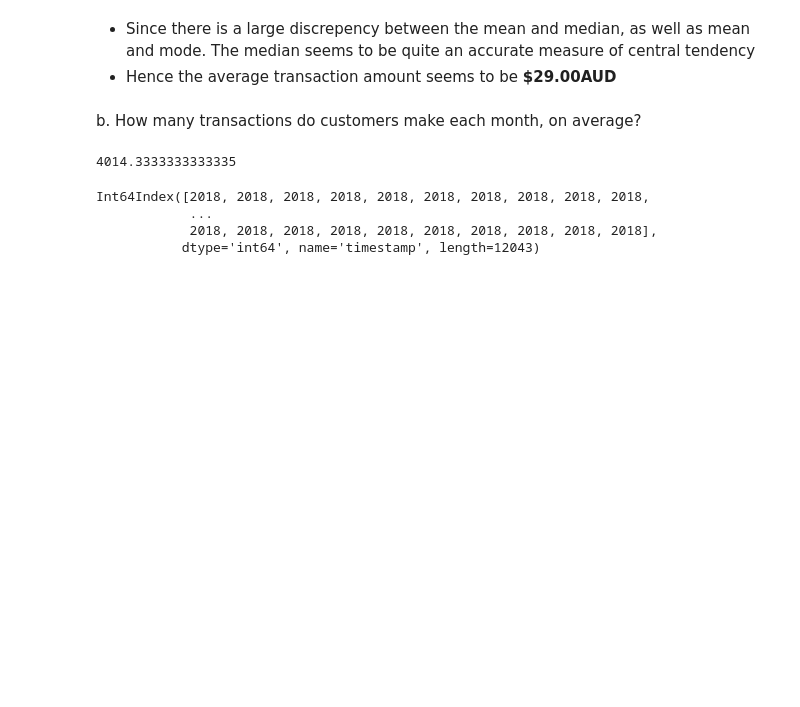
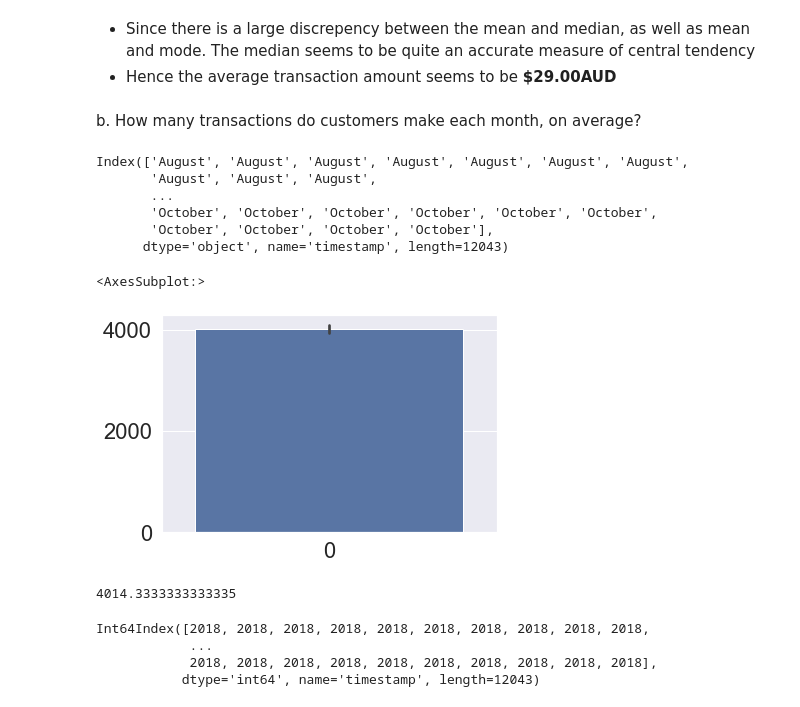
Before and after one commit to isaackarwailow/ANZ, a Jupyter notebook: EDA.ipynb, the cells around one changed output. Saved outputs shown, nothing was run; the diff lists cells and outputs as text; code cells hidden in the pictures; blank space fills up the shorter version.

```diff
--- a/EDA.ipynb
+++ b/EDA.ipynb
@@ -211,12 +211,26 @@ dtype: float64
 * Hence the average transaction amount seems to be **$29.00AUD**
 # %% [markdown]
 b. How many transactions do customers make each month, on average?
-# %%
-trans_per_month = df.index.month.value_counts().sort_values()
-avg_trans_per_month = trans_per_month.mean()
-avg_trans_per_month
-# %% [output]
-4014.3333333333335
+# %%
+m = df.index.month_name()
+# %% [output]
+Index(['August', 'August', 'August', 'August', 'August', 'August', 'August',
+       'August', 'August', 'August',
+       ...
+       'October', 'October', 'October', 'October', 'October', 'October',
+       'October', 'October', 'October', 'October'],
+      dtype='object', name='timestamp', length=12043)
+# %%
+# Make barplot for transactions per month
+sns.barplot(data=m)
+# %% [output]
+<AxesSubplot:>
+[figure, added]
+# %%
+avg_trans_per_month = trans_per_month.mean()
+avg_trans_per_month
+# %% [output]
+4014.3333333333335
 # %%
 df.index.year
 # %% [output]
```
